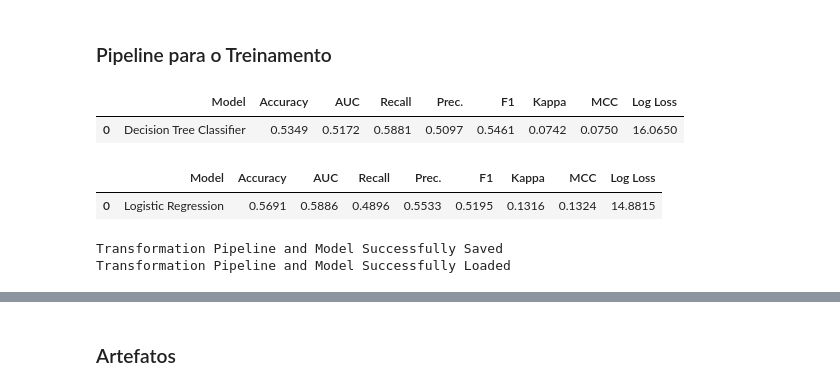
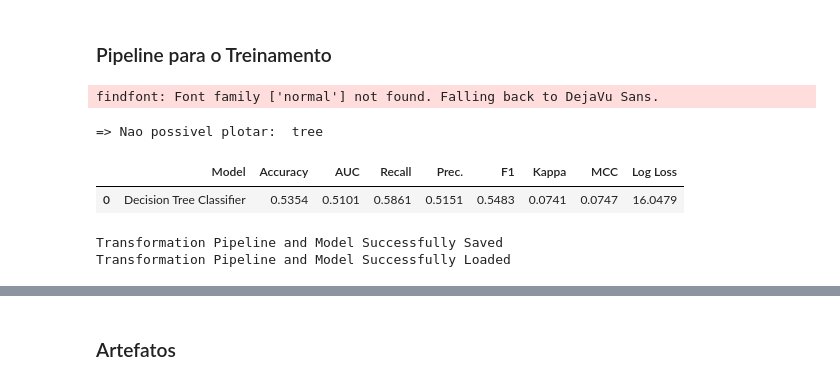
Before and after one commit to BIRDRED/ProjetoKobe, a Jupyter notebook: Code/ProjetoKobe.ipynb, the cells around one changed output, grey strips where cells are left out. Cells and saved outputs as stored; diff of their text form; code cells hidden in the pictures.

```diff
--- a/Code/ProjetoKobe.ipynb
+++ b/Code/ProjetoKobe.ipynb
@@ -31,0 +102,2 @@ np.random.seed(SEED)
+# %%
+df_kobe = pd.read_csv('../Data/Raw/kobe_dataset.csv',sep=',')
@@ -31,0 +112,9 @@ np.random.seed(SEED)
+# %%
+df_kobe = df_kobe.dropna(subset=['shot_made_flag'])
+# %%
+df_kobe.insert(len(df_kobe.columns), 'time_remaining',
+               Series(df_kobe.minutes_remaining*60 + df_kobe.seconds_remaining)
+              )
+# %%
+df_kobe_2p = df_kobe[df_kobe['shot_type'] == '2PT Field Goal']
+df_kobe_3p = df_kobe[df_kobe['shot_type'] == '3PT Field Goal']
@@ -174,43 +416,43 @@ with mlflow.start_run(experiment_id=experiment_id, run_name = 'Treinamento'):
     #bestmodel = pc.create_model(model_name,cross_validation = cross_validation,probability_threshold=probability_threshold)
     add_metric('logloss', 'Log Loss', log_loss, greater_is_better = False)
     bestmodel = pc.compare_models(include = models, sort='f1',n_select=2)
 
 
 
     # Log do run, e nao do modelo respectivo
     classification_plots = [ 'auc','pr','confusion_matrix',
     #                          'error', 'class_report',
                             'threshold',
-                             'learning','vc','feature',
+                             'learning','vc','feature','tree'
                            ]
     for plot_type in classification_plots:
         print('=> Aplicando plot ', plot_type)
         try:
             artifact = pc.plot_model(bestmodel[0], scale=10,plot=plot_type, save=True, use_train_data=False)
             mlflow.log_artifact(artifact)
         except:
             print('=> Nao possivel plotar: ', plot_type )
             continue
 
     pred_holdout = pc.predict_model(bestmodel[0])
-    pred_holdout_sec = pc.predict_model(bestmodel[1])
-    mlflow.log_metrics({"log loss Arvore":  log_loss(ytest, pred_holdout['Label'].astype(float)),
-                       "f1 Arvore": f1_score(ytest, pred_holdout['Label'].astype(float)),
-                       })
+    #pred_holdout_sec = pc.predict_model(bestmodel[1])
+    #mlflow.log_metrics({"log loss Arvore":  log_loss(ytest, pred_holdout['Label'].astype(float)),
+    #                   "f1 Arvore": f1_score(ytest, pred_holdout['Label'].astype(float)),
+    #                   })
 
-    mlflow.log_metrics({"log loss LR":  log_loss(ytest, pred_holdout_sec['Label']),
-                       "f1 LR": f1_score(ytest, pred_holdout_sec['Label'].astype(float)),
-                       })
+    #mlflow.log_metrics({"log loss LR":  log_loss(ytest, pred_holdout_sec['Label']),
+    #                   "f1 LR": f1_score(ytest, pred_holdout_sec['Label'].astype(float)),
+    #                   })
     pc.save_model(bestmodel[0], f'../Data/Modeling/{registered_model_name}')
     # Carrega novamente o pipeline + bestmodel
     model_pipe = pc.load_model(f'../Data/Modeling/{registered_model_name}')
 
 
 mlflow.end_run()
 # %% [output]
+findfont: Font family ['normal'] not found. Falling back to DejaVu Sans.
+=> Nao possivel plotar:  tree
 |  | Model | Accuracy | AUC | Recall | Prec. | F1 | Kappa | MCC | Log Loss |
-| 0 | Decision Tree Classifier | 0.5349 | 0.5172 | 0.5881 | 0.5097 | 0.5461 | 0.0742 | 0.0750 | 16.0650 |
+| 0 | Decision Tree Classifier | 0.5354 | 0.5101 | 0.5861 | 0.5151 | 0.5483 | 0.0741 | 0.0747 | 16.0479 |
-|  | Model | Accuracy | AUC | Recall | Prec. | F1 | Kappa | MCC | Log Loss |
-| 0 | Logistic Regression | 0.5691 | 0.5886 | 0.4896 | 0.5533 | 0.5195 | 0.1316 | 0.1324 | 14.8815 |
-Transformation Pipeline and Model Successfully Saved
-Transformation Pipeline and Model Successfully Loaded
+Transformation Pipeline and Model Successfully Saved
+Transformation Pipeline and Model Successfully Loaded
```
Also changed, not shown: parts of 25 cells of this notebook, 12 other files.
